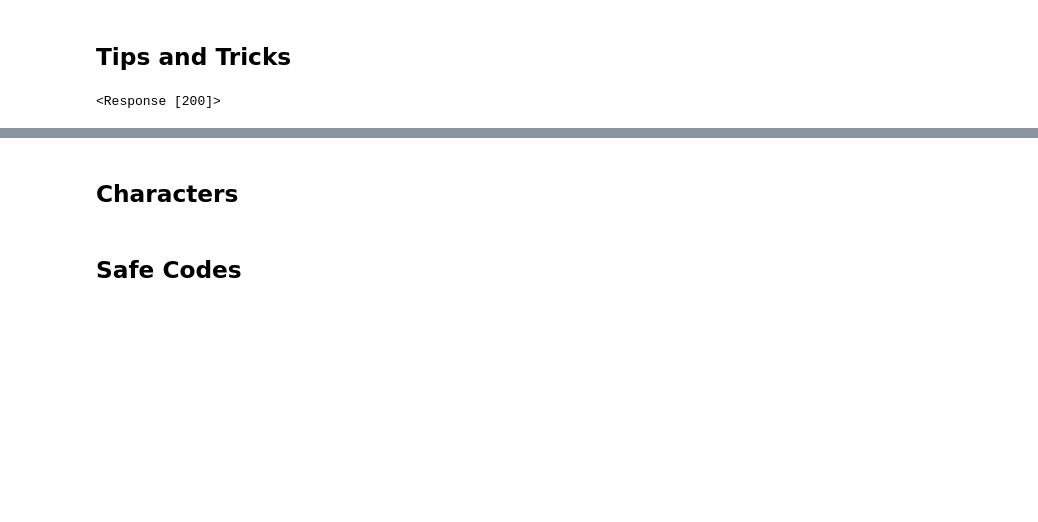
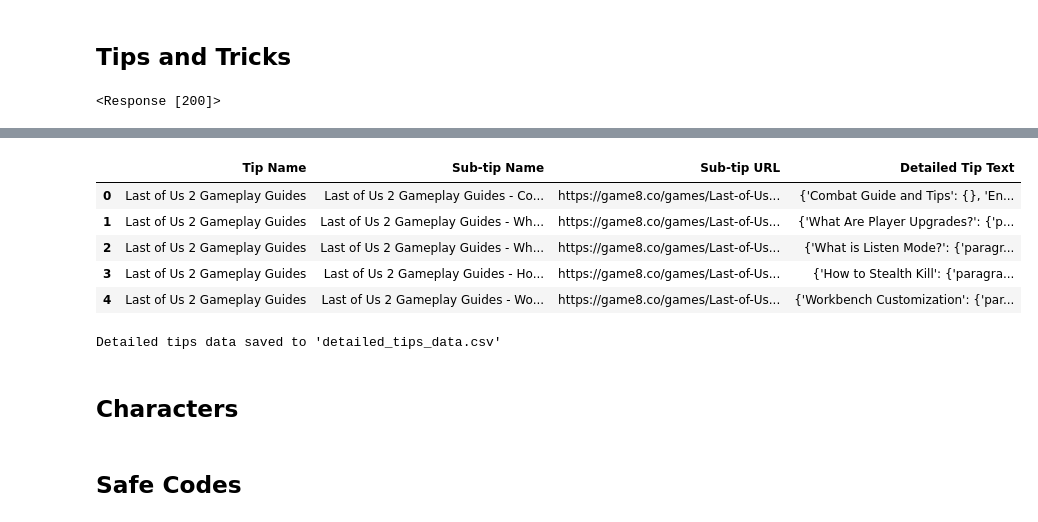
Before and after one commit to Jagroop-Dev/The_Last_Of_Us_Part_II_Chatbot, a Jupyter notebook: Scraper_+_Data/Game_Data_Scraper.ipynb, the cells around one changed output, grey strips where cells are left out. Saved outputs shown, nothing was run; the diff lists cells and outputs as text; code cells hidden in the pictures; blank space fills up the shorter version.

```diff
--- a/Scraper_+_Data/Game_Data_Scraper.ipynb
+++ b/Scraper_+_Data/Game_Data_Scraper.ipynb
@@ -244,3 +244,5 @@ response = requests.get(tips)
 response
 # %% [output]
 <Response [200]>
+# %%
+tips_soup = BeautifulSoup(response.text, 'html.parser')
@@ -246,0 +314,27 @@ response
+# %%
+csv_data = []
+
+for tip_key in sub_tips_dict.keys():
+
+    image_key_from_mapping = tip_image_mapping.get(tip_key)
+
+
+    matching_image_url = tips_images.get(image_key_from_mapping, 'No Image Available')
+
+    row = {
+        'Tip Name': tip_key,
+        'Tip Image': matching_image_url,
+        'Sub-tips': ', '.join([sub_tip['text'] for sub_tip in sub_tips_dict.get(tip_key, [])]),
+        'Sub-tip URLs': ', '.join([sub_tip['url'] for sub_tip in sub_tips_dict.get(tip_key, [])]),
+    }
+    csv_data.append(row)
+
+
+csv_file = 'tips_data.csv'
+
+with open(csv_file, mode='w', newline='', encoding='utf-8') as file:
+    writer = csv.DictWriter(file, fieldnames=['Tip Name', 'Tip Image', 'Sub-tips', 'Sub-tip URLs'])
+    writer.writeheader()
+    writer.writerows(csv_data)
+
+print(f"CSV file '{csv_file}' created successfully!")
@@ -247,3 +455,18 @@ response
+# %%
+tips_df = pd.DataFrame(all_tips_data)
+tips_df.head()
+# %% [output]
+|  | Tip Name | Sub-tip Name | Sub-tip URL | Detailed Tip Text |
+| 0 | Last of Us 2 Gameplay Guides | Last of Us 2 Gameplay Guides - Co... | https://game8.co/games/Last-of-Us... | {'Combat Guide and Tips': {}, 'En... |
+| 1 | Last of Us 2 Gameplay Guides | Last of Us 2 Gameplay Guides - Wh... | https://game8.co/games/Last-of-Us... | {'What Are Player Upgrades?': {'p... |
+| 2 | Last of Us 2 Gameplay Guides | Last of Us 2 Gameplay Guides - Wh... | https://game8.co/games/Last-of-Us... | {'What is Listen Mode?': {'paragr... |
+| 3 | Last of Us 2 Gameplay Guides | Last of Us 2 Gameplay Guides - Ho... | https://game8.co/games/Last-of-Us... | {'How to Stealth Kill': {'paragra... |
+| 4 | Last of Us 2 Gameplay Guides | Last of Us 2 Gameplay Guides - Wo... | https://game8.co/games/Last-of-Us... | {'Workbench Customization': {'par... |
+# %%
+tips_df.to_csv('detailed_tips_data.csv', index=False)
+print("Detailed tips data saved to 'detailed_tips_data.csv'")
+# %% [output]
+Detailed tips data saved to 'detailed_tips_data.csv'
 # %% [markdown]
 ## Characters
 # %% [markdown]
```
Also changed, not shown: parts of 6 cells of this notebook, 2 other files.
